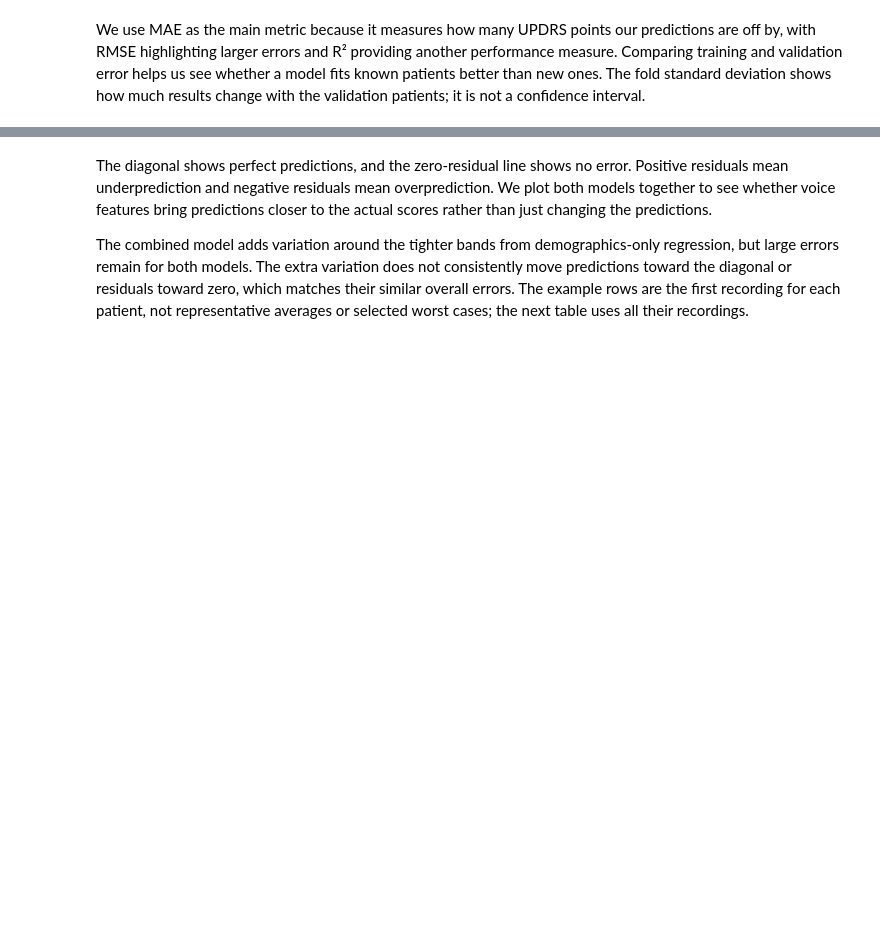
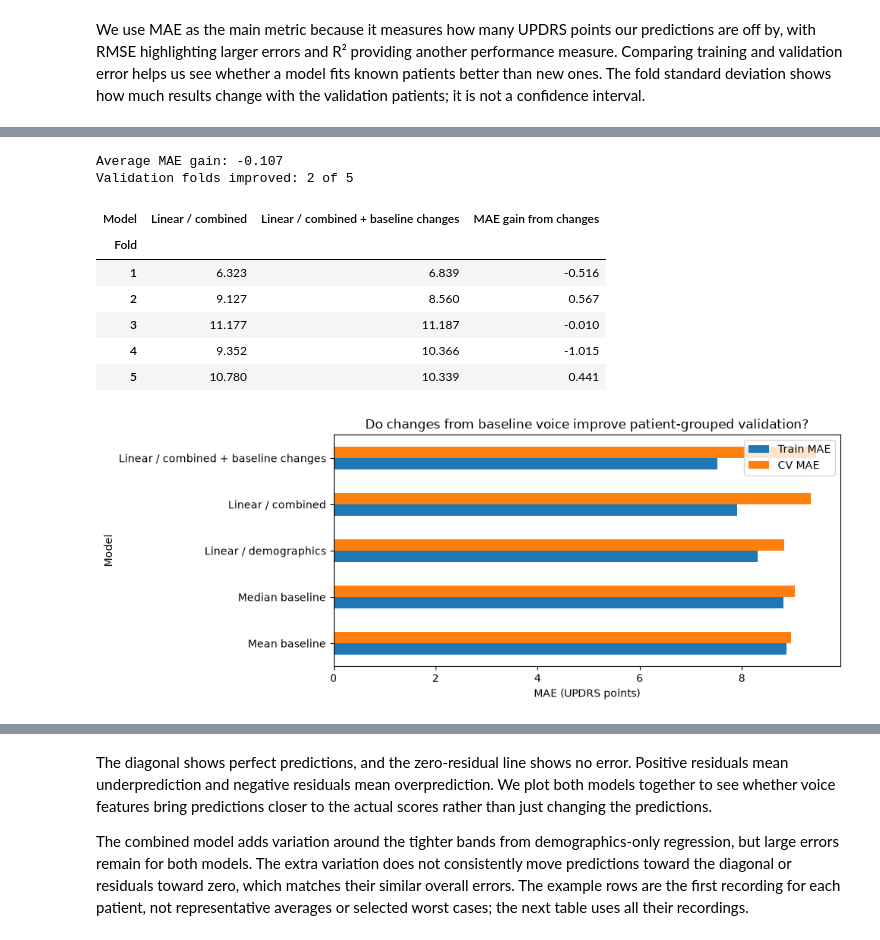
Before and after one commit to Lukedhenderson/parkinsons, a Jupyter notebook: final.ipynb, the cells around one changed output, grey strips where cells are left out. Saved outputs shown, nothing was run; the diff lists cells and outputs as text; code cells hidden in the pictures; blank space fills up the shorter version.

Commit message:
added Lasso, jitter, and shimmer change

```diff
--- a/final.ipynb
+++ b/final.ipynb
@@ -451,0 +562,26 @@ Test features: (1235, 10)
+# %%
+import matplotlib.pyplot as plt
+
+# Keep the subject ID only so the transformer can find each patient's sessions.
+# The transformer removes it before the regression sees the feature table.
+X_voice_history = train.drop(columns=["motor_UPDRS", "total_UPDRS"]).copy()
+assert X_voice_history.index.equals(y_train.index)
+assert X_voice_history["subject#"].equals(groups_train)
+
+# Preview on training patients only. Evaluation below fits fresh transformers.
+voice_preview_transformer = BaselineVoiceFeatures()
+voice_preview = voice_preview_transformer.fit_transform(X_voice_history)
+change_columns = ["Jitter_change_from_baseline", "Shimmer_change_from_baseline"]
+first_session = X_voice_history["test_time"].eq(
+    X_voice_history.groupby("subject#")["test_time"].transform("min")
+)
+assert (voice_preview.loc[first_session, change_columns] == 0).all().all()
+assert "subject#" not in voice_preview
+assert voice_preview.shape[1] == 12
+
+print("Original combined features: 10; with baseline changes:", voice_preview.shape[1])
+with pd.option_context("display.max_columns", None):
+    display(pd.concat([
+        X_voice_history[["subject#", "test_time"]],
+        voice_preview[["Jitter_combined", "Shimmer_combined"] + change_columns],
+    ], axis=1).head(12).round(3))
@@ -688,0 +911,29 @@ Linear regression using only age, sex, and recording time had the lowest CV MAE
+# %%
+# Pair the same validation folds: positive gain means the two changes helped.
+voice_change_paired = voice_change_fold_scores.pivot(index="Fold", columns="Model", values="CV MAE")[
+    ["Linear / combined", "Linear / combined + baseline changes"]
+].copy()
+voice_change_paired["MAE gain from changes"] = (
+    voice_change_paired["Linear / combined"]
+    - voice_change_paired["Linear / combined + baseline changes"]
+)
+display(voice_change_paired.round(3))
+print("Average MAE gain:", round(voice_change_paired["MAE gain from changes"].mean(), 3))
+print("Validation folds improved:", int((voice_change_paired["MAE gain from changes"] > 0).sum()), "of", len(folds))
+
+voice_change_comparison[["Train MAE", "CV MAE"]].plot.barh(figsize=(10, 4))
+plt.xlabel("MAE (UPDRS points)")
+plt.title("Do changes from baseline voice improve patient-grouped validation?")
+plt.tight_layout()
+plt.show()
+# %% [output]
+Average MAE gain: -0.107
+Validation folds improved: 2 of 5
+| Model | Linear / combined | Linear / combined + baseline changes | MAE gain from changes |
+| Fold |  |  |  |
+| 1 | 6.323 | 6.839 | -0.516 |
+| 2 | 9.127 | 8.560 | 0.567 |
+| 3 | 11.177 | 11.187 | -0.010 |
+| 4 | 9.352 | 10.366 | -1.015 |
+| 5 | 10.780 | 10.339 | 0.441 |
+[figure, added]
```
Also changed, not shown: parts of 46 cells of this notebook.
